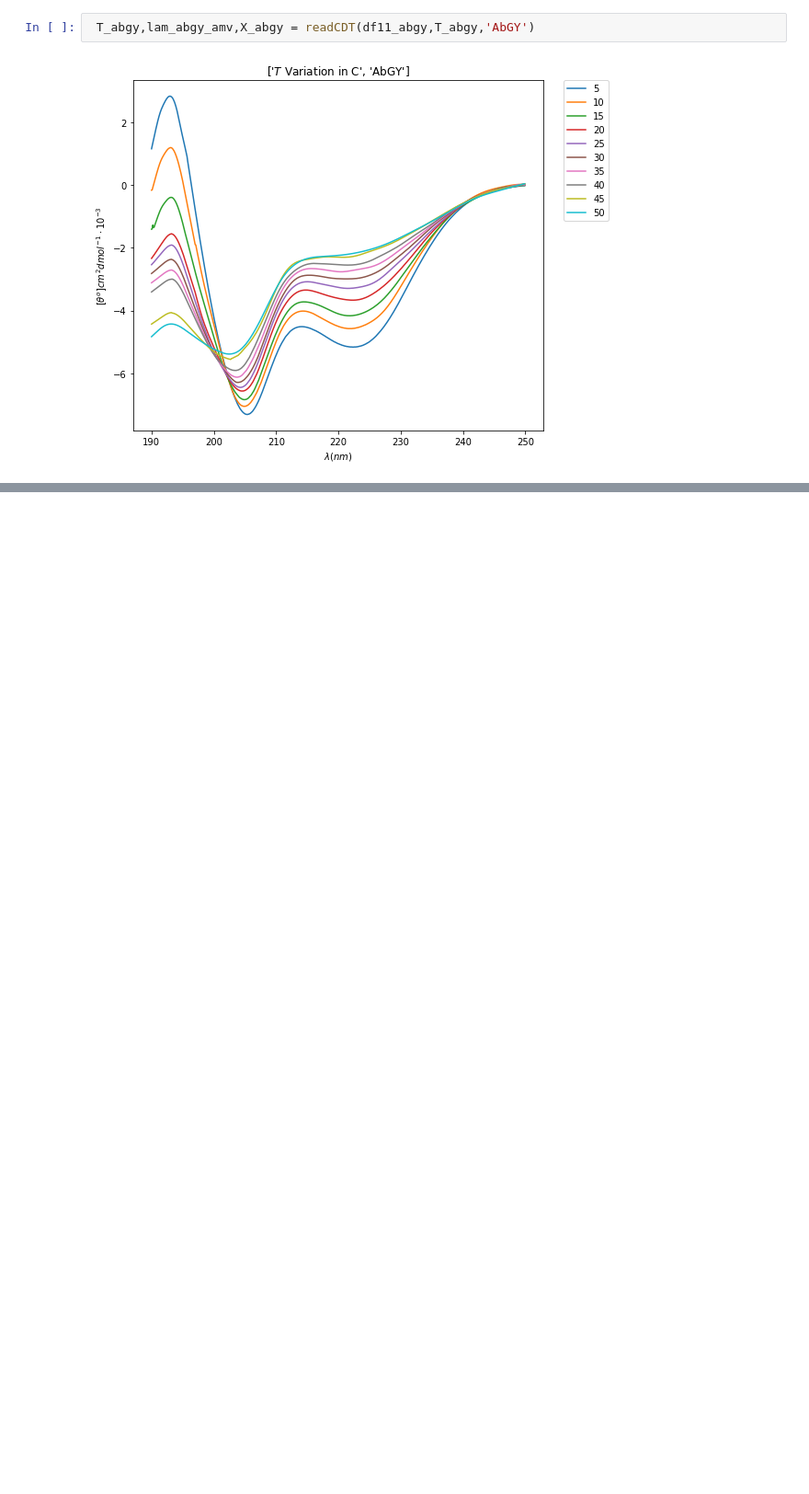
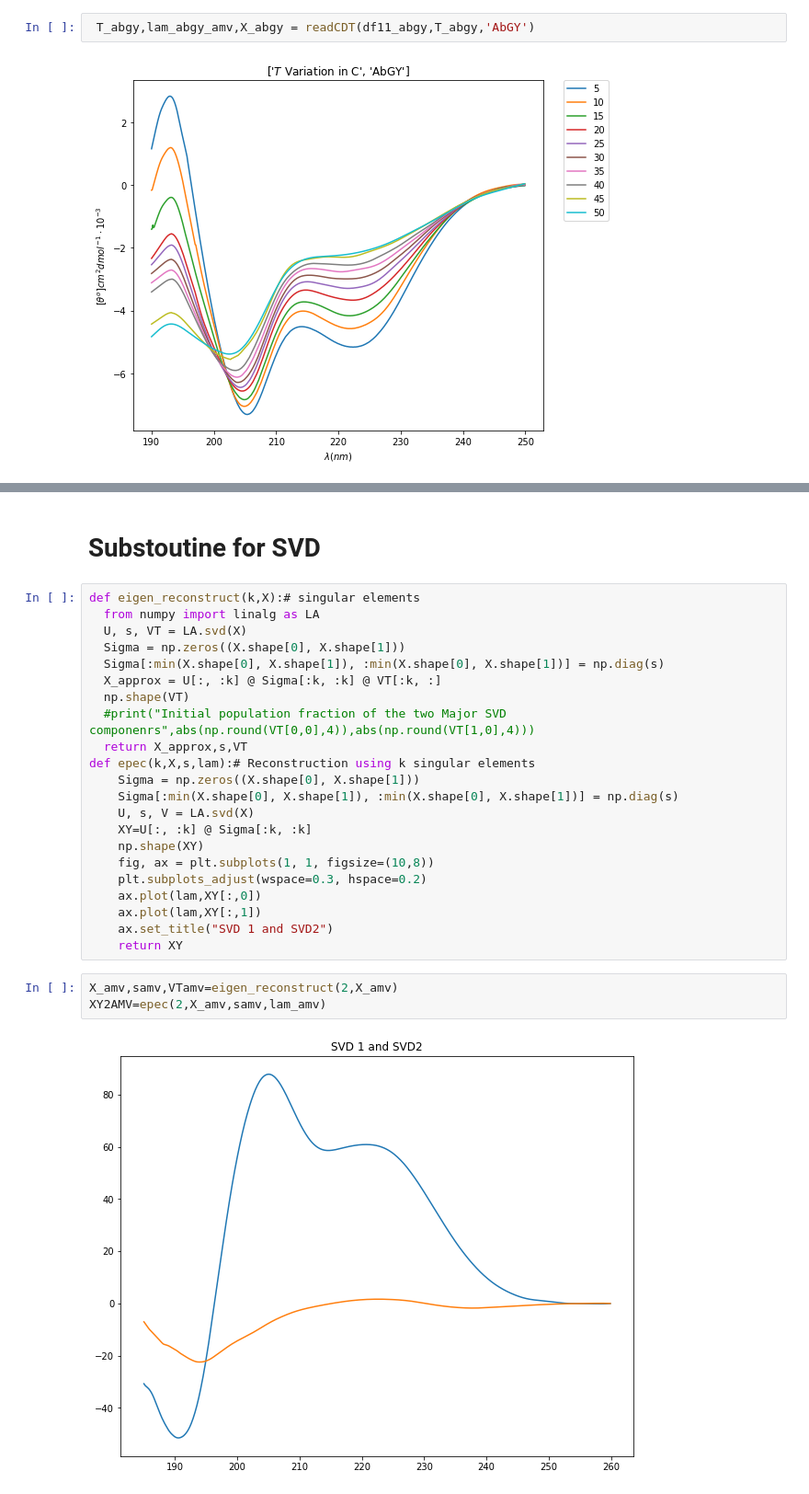
Before and after one commit to adbioc/Specroscopy, a Jupyter notebook: CD_nov.ipynb, the cells around one changed output, grey strips where cells are left out. Shown: that part at 92% size. Saved outputs shown, nothing was run; the diff lists cells and outputs as text; blank space fills up the shorter version.

```diff
--- a/CD_nov.ipynb
+++ b/CD_nov.ipynb
@@ -216,0 +280,29 @@ def readCDT(df,T,pepname):# T must be in numbers
+# %% [markdown]
+# Substoutine for SVD
+# %%
+def eigen_reconstruct(k,X):# singular elements
+  from numpy import linalg as LA
+  U, s, VT = LA.svd(X)
+  Sigma = np.zeros((X.shape[0], X.shape[1]))
+  Sigma[:min(X.shape[0], X.shape[1]), :min(X.shape[0], X.shape[1])] = np.diag(s)
+  X_approx = U[:, :k] @ Sigma[:k, :k] @ VT[:k, :]
+  np.shape(VT)
+  #print("Initial population fraction of the two Major SVD componenrs",abs(np.round(VT[0,0],4)),abs(np.round(VT[1,0],4)))
+  return X_approx,s,VT
+def epec(k,X,s,lam):# Reconstruction using k singular elements
+    Sigma = np.zeros((X.shape[0], X.shape[1]))
+    Sigma[:min(X.shape[0], X.shape[1]), :min(X.shape[0], X.shape[1])] = np.diag(s)
+    U, s, V = LA.svd(X)
+    XY=U[:, :k] @ Sigma[:k, :k]
+    np.shape(XY)
+    fig, ax = plt.subplots(1, 1, figsize=(10,8))
+    plt.subplots_adjust(wspace=0.3, hspace=0.2)
+    ax.plot(lam,XY[:,0])
+    ax.plot(lam,XY[:,1])
+    ax.set_title("SVD 1 and SVD2")
+    return XY
+# %%
+X_amv,samv,VTamv=eigen_reconstruct(2,X_amv)
+XY2AMV=epec(2,X_amv,samv,lam_amv)
+# %% [output]
+[figure, added]
```
Also changed, not shown: parts of 22 cells of this notebook.
